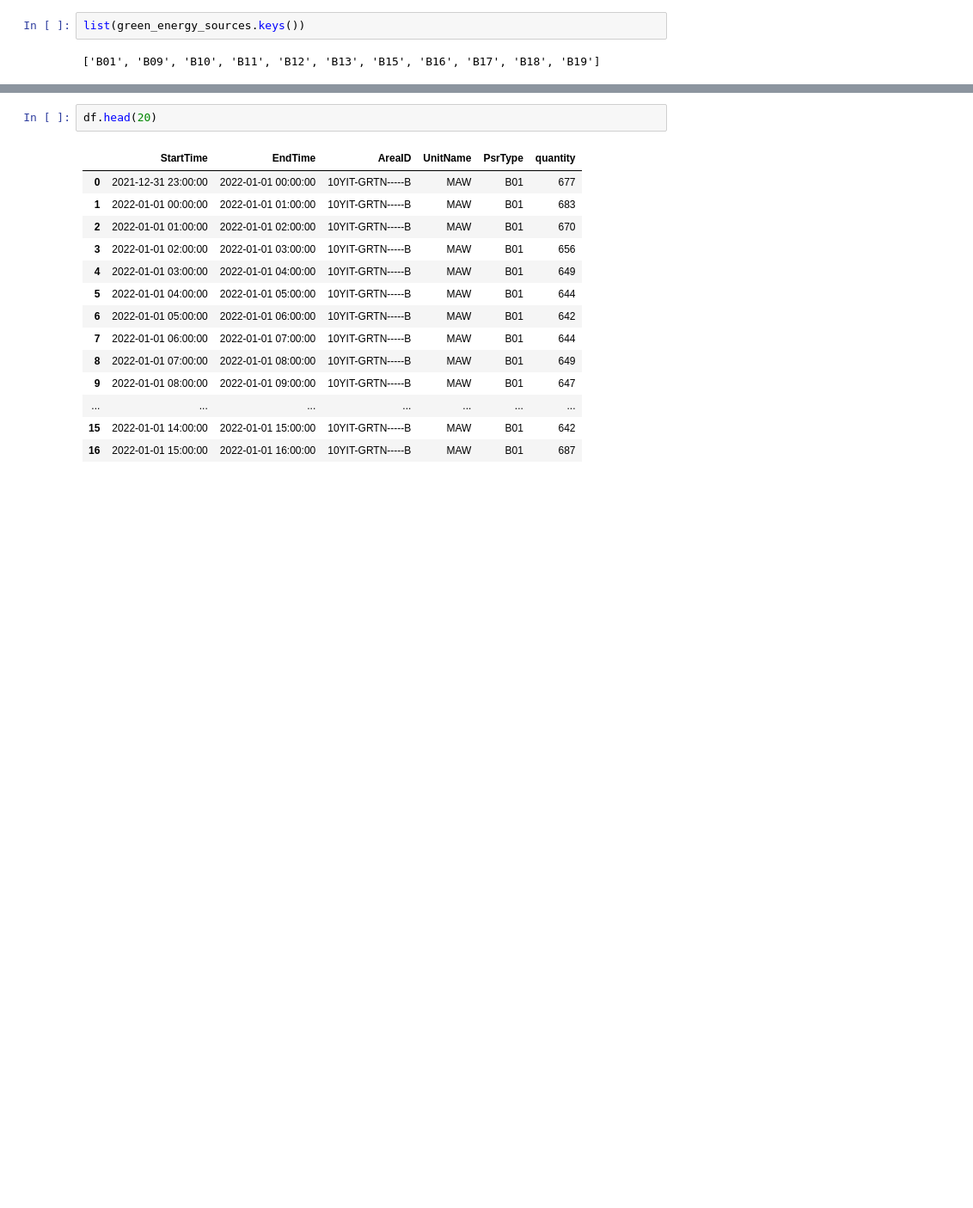
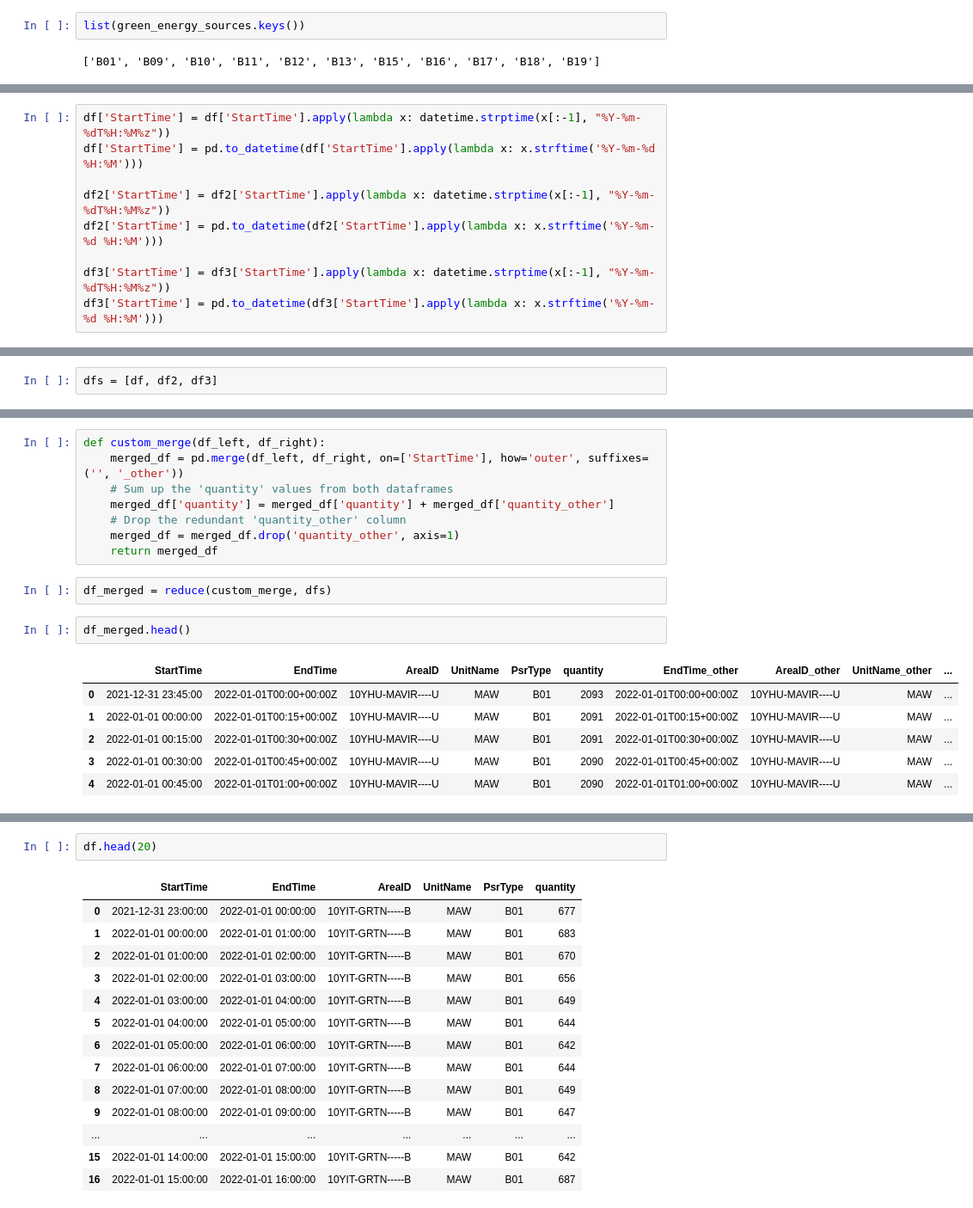
Before and after one commit to s-matke/eco-forecast, a Jupyter notebook: src/combine_data.ipynb, the cells around one changed output, grey strips where cells are left out. Shown at 86% size. Saved outputs shown, nothing was run; the diff lists cells and outputs as text; blank space fills up the shorter version.

```diff
--- a/src/combine_data.ipynb
+++ b/src/combine_data.ipynb
@@ -68,0 +75,9 @@ df2 = pd.read_csv('/home/stefan/Documents/Workspace/Python/ML/Hackathon/eco-fore
+# %%
+df['StartTime'] = df['StartTime'].apply(lambda x: datetime.strptime(x[:-1], "%Y-%m-%dT%H:%M%z"))
+df['StartTime'] = pd.to_datetime(df['StartTime'].apply(lambda x: x.strftime('%Y-%m-%d %H:%M')))
+
+df2['StartTime'] = df2['StartTime'].apply(lambda x: datetime.strptime(x[:-1], "%Y-%m-%dT%H:%M%z"))
+df2['StartTime'] = pd.to_datetime(df2['StartTime'].apply(lambda x: x.strftime('%Y-%m-%d %H:%M')))
+
+df3['StartTime'] = df3['StartTime'].apply(lambda x: datetime.strptime(x[:-1], "%Y-%m-%dT%H:%M%z"))
+df3['StartTime'] = pd.to_datetime(df3['StartTime'].apply(lambda x: x.strftime('%Y-%m-%d %H:%M')))
@@ -68,0 +93,2 @@ df2 = pd.read_csv('/home/stefan/Documents/Workspace/Python/ML/Hackathon/eco-fore
+# %%
+dfs = [df, df2, df3]
@@ -68,0 +115,19 @@ df2 = pd.read_csv('/home/stefan/Documents/Workspace/Python/ML/Hackathon/eco-fore
+# %%
+def custom_merge(df_left, df_right):
+    merged_df = pd.merge(df_left, df_right, on=['StartTime'], how='outer', suffixes=('', '_other'))
+    # Sum up the 'quantity' values from both dataframes
+    merged_df['quantity'] = merged_df['quantity'] + merged_df['quantity_other']
+    # Drop the redundant 'quantity_other' column
+    merged_df = merged_df.drop('quantity_other', axis=1)
+    return merged_df
+# %%
+df_merged = reduce(custom_merge, dfs)
+# %%
+df_merged.head()
+# %% [output]
+|  | StartTime | EndTime | AreaID | UnitName | PsrType | quantity | EndTime_other | AreaID_other | UnitName_other | ... |
+| 0 | 2021-12-31 23:45:00 | 2022-01-01T00:00+00:00Z | 10YHU-MAVIR----U | MAW | B01 | 2093 | 2022-01-01T00:00+00:00Z | 10YHU-MAVIR----U | MAW | ... |
+| 1 | 2022-01-01 00:00:00 | 2022-01-01T00:15+00:00Z | 10YHU-MAVIR----U | MAW | B01 | 2091 | 2022-01-01T00:15+00:00Z | 10YHU-MAVIR----U | MAW | ... |
+| 2 | 2022-01-01 00:15:00 | 2022-01-01T00:30+00:00Z | 10YHU-MAVIR----U | MAW | B01 | 2091 | 2022-01-01T00:30+00:00Z | 10YHU-MAVIR----U | MAW | ... |
+| 3 | 2022-01-01 00:30:00 | 2022-01-01T00:45+00:00Z | 10YHU-MAVIR----U | MAW | B01 | 2090 | 2022-01-01T00:45+00:00Z | 10YHU-MAVIR----U | MAW | ... |
+| 4 | 2022-01-01 00:45:00 | 2022-01-01T01:00+00:00Z | 10YHU-MAVIR----U | MAW | B01 | 2090 | 2022-01-01T01:00+00:00Z | 10YHU-MAVIR----U | MAW | ... |
```
Also changed, not shown: parts of 15 cells of this notebook, 1 other file.
